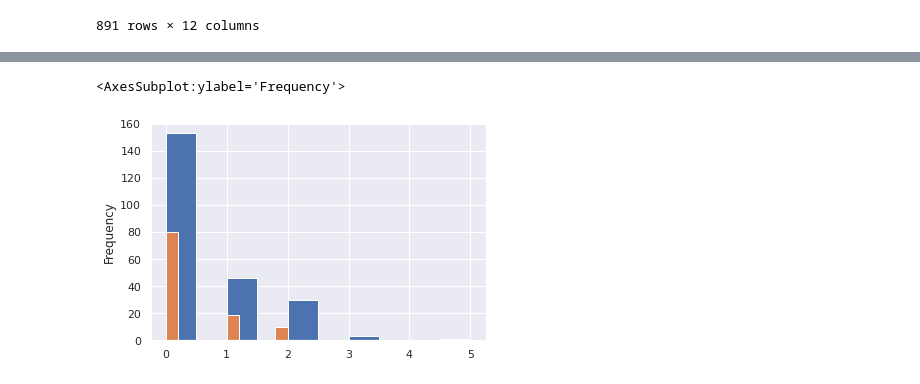
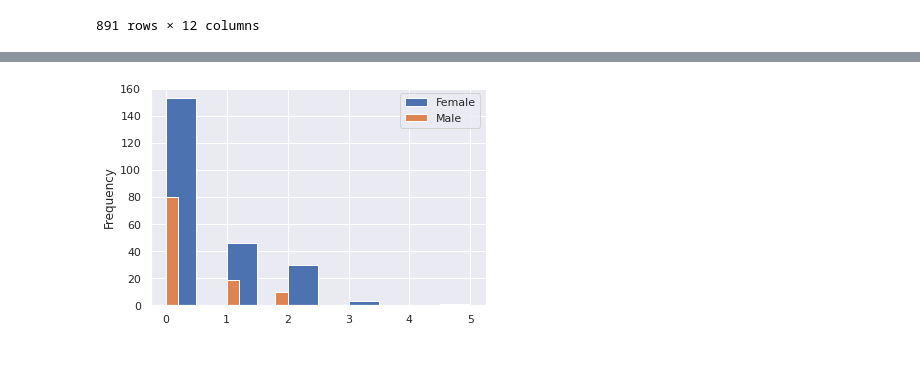
Before and after one commit to HerbertMariano/kaggle-dojo, a Jupyter notebook: titanic.ipynb, the cells around one changed output, grey strips where cells are left out. Cells and saved outputs as stored; diff of their text form; code cells hidden in the pictures.

Commit message:
teste visualization

```diff
--- a/titanic.ipynb
+++ b/titanic.ipynb
@@ -47,6 +54,7 @@ plt.show()
 # %%
-train["Parch"][(train["Survived"]==1)&(train["Sex"]=="female")].plot(kind="hist")
-train["Parch"][(train["Survived"]==1)&(train["Sex"]=="male")].plot(kind="hist")
+train["Parch"][(train["Survived"]==1)&(train["Sex"]=="female")].plot(kind="hist",label="Female")
+train["Parch"][(train["Survived"]==1)&(train["Sex"]=="male")].plot(kind="hist",label="Male")
+plt.legend()
+plt.show()
 # %% [output]
-<AxesSubplot:ylabel='Frequency'>
-[figure, old version]
+[figure, new version]
```
Also changed, not shown: parts of 18 cells of this notebook.
